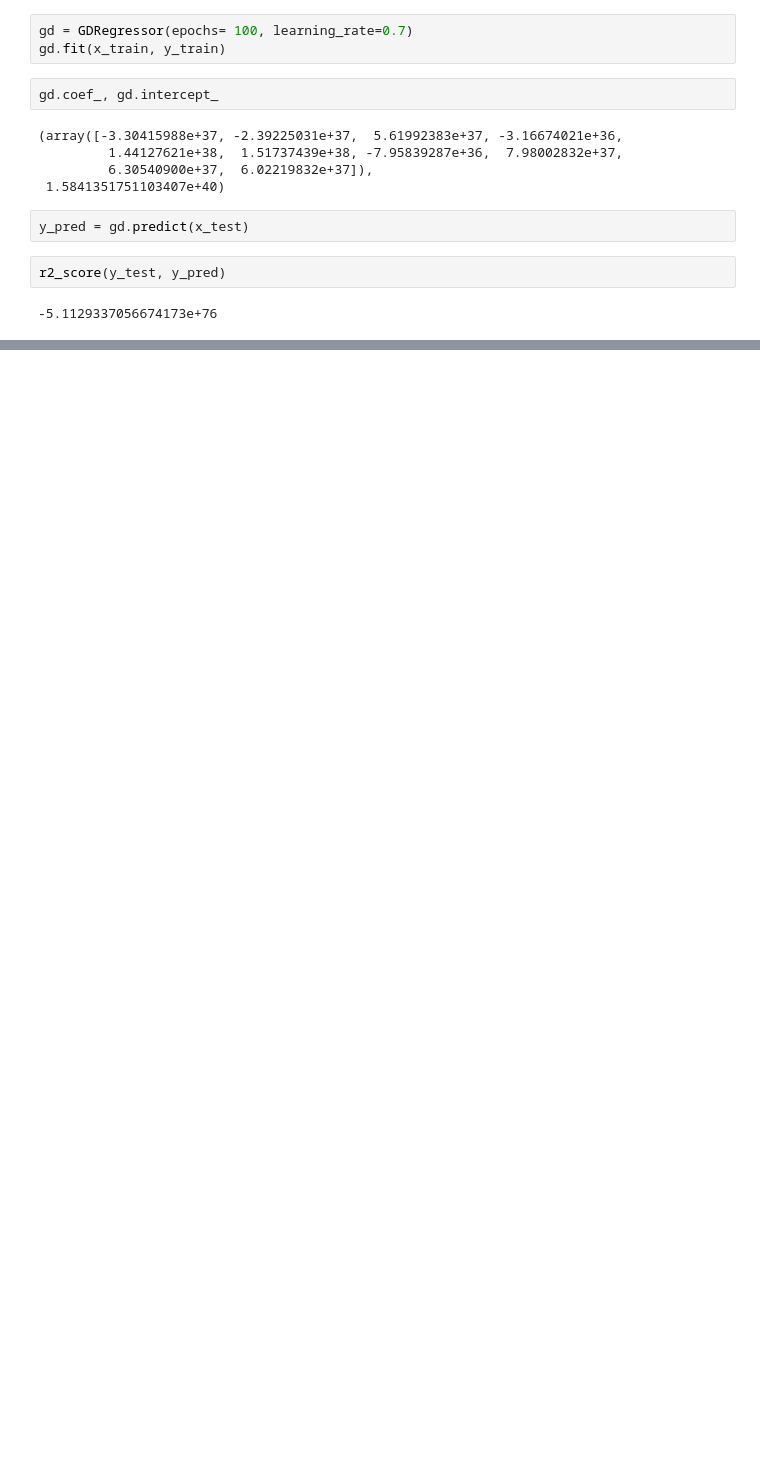
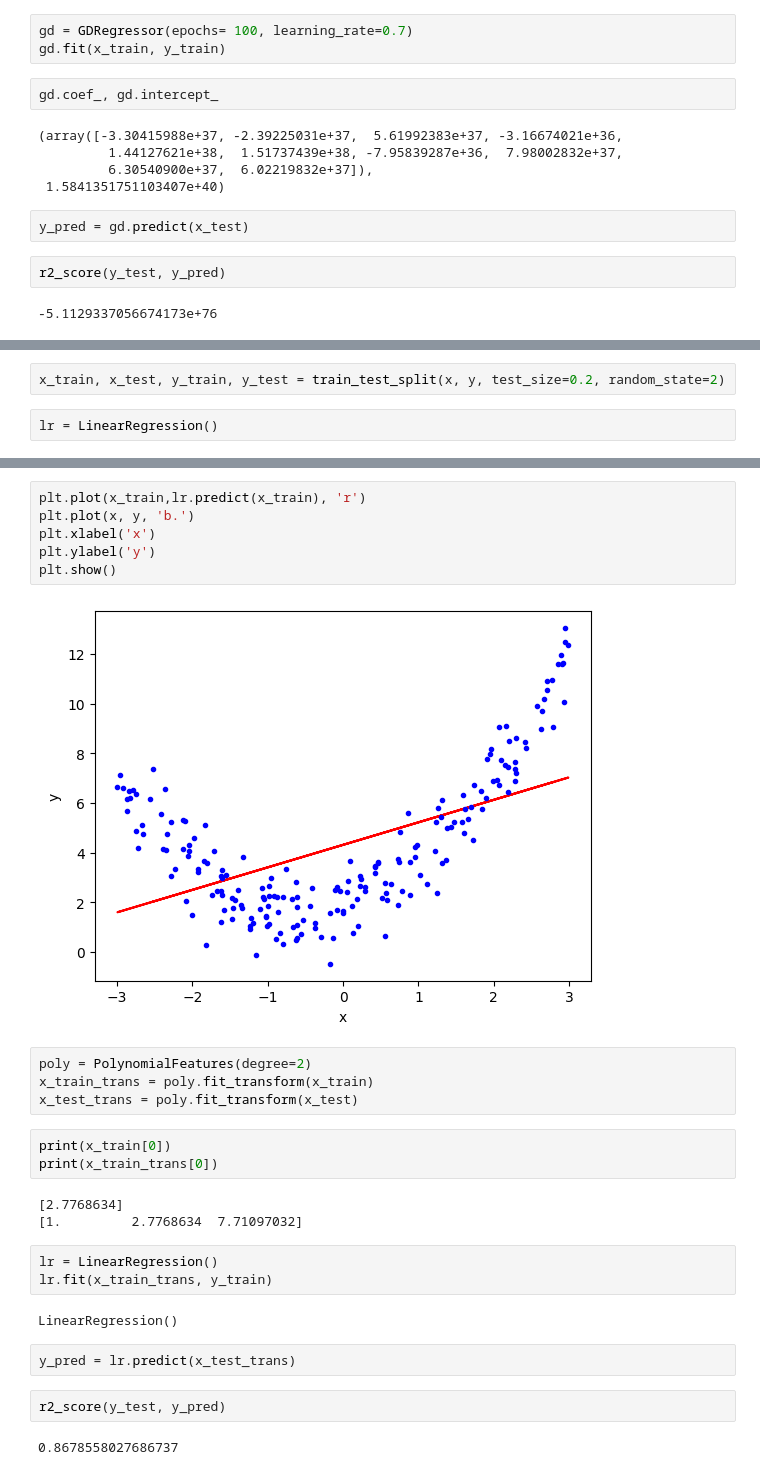
Before and after one commit to jenish2917/Machine-Learning, a Jupyter notebook: gradient descent.ipynb, the cells around one changed output, grey strips where cells are left out. Saved outputs shown, nothing was run; the diff lists cells and outputs as text; blank space fills up the shorter version.

```diff
--- a/gradient descent.ipynb
+++ b/gradient descent.ipynb
@@ -340,0 +443,4 @@ class GDRegressor:
+# %%
+x_train, x_test, y_train, y_test = train_test_split(x, y, test_size=0.2, random_state=2)
+# %%
+lr = LinearRegression()
@@ -340,0 +457,29 @@ class GDRegressor:
+# %%
+plt.plot(x_train,lr.predict(x_train), 'r')
+plt.plot(x, y, 'b.')
+plt.xlabel('x')
+plt.ylabel('y')
+plt.show()
+# %% [output]
+[figure, added]
+# %%
+poly = PolynomialFeatures(degree=2)
+x_train_trans = poly.fit_transform(x_train)
+x_test_trans = poly.fit_transform(x_test)
+# %%
+print(x_train[0])
+print(x_train_trans[0])
+# %% [output]
+[2.7768634]
+[1.         2.7768634  7.71097032]
+# %%
+lr = LinearRegression()
+lr.fit(x_train_trans, y_train)
+# %% [output]
+LinearRegression()
+# %%
+y_pred = lr.predict(x_test_trans)
+# %%
+r2_score(y_test, y_pred)
+# %% [output]
+0.8678558027686737
```
Also changed, not shown: parts of 29 cells of this notebook, 1 other file.
